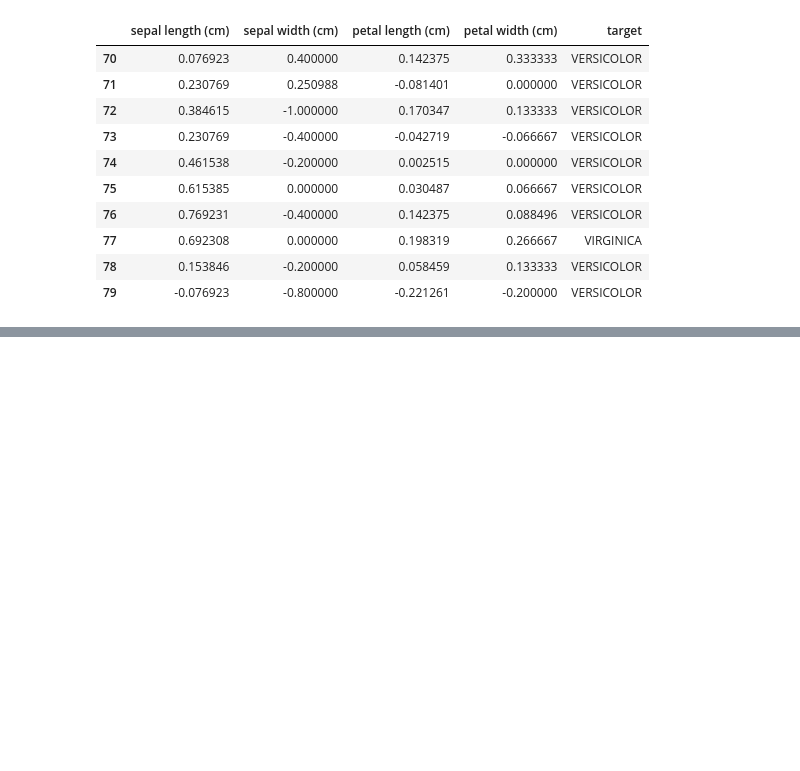
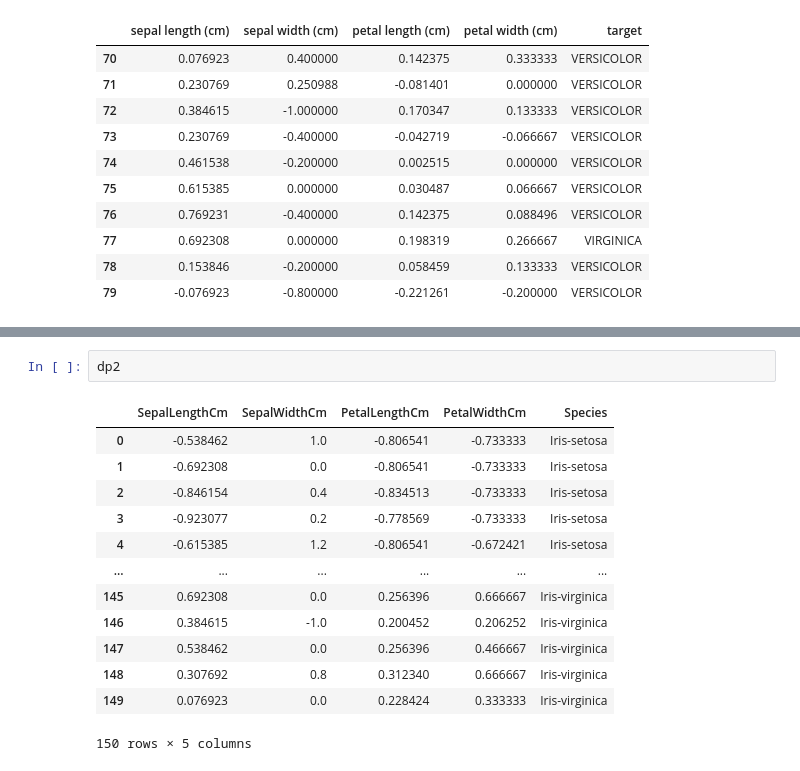
Before and after one commit to lokeshrbohara/AutoML, a Jupyter notebook: data-cleaner/notebooks/Experimental Results.ipynb, the cells around one changed output, grey strips where cells are left out. Saved outputs shown, nothing was run; the diff lists cells and outputs as text; blank space fills up the shorter version.

```diff
--- a/data-cleaner/notebooks/Experimental Results.ipynb
+++ b/data-cleaner/notebooks/Experimental Results.ipynb
@@ -356,0 +395,16 @@ d4[70:80]
+# %%
+dp2
+# %% [output]
+|  | SepalLengthCm | SepalWidthCm | PetalLengthCm | PetalWidthCm | Species |
+| 0 | -0.538462 | 1.0 | -0.806541 | -0.733333 | Iris-setosa |
+| 1 | -0.692308 | 0.0 | -0.806541 | -0.733333 | Iris-setosa |
+| 2 | -0.846154 | 0.4 | -0.834513 | -0.733333 | Iris-setosa |
+| 3 | -0.923077 | 0.2 | -0.778569 | -0.733333 | Iris-setosa |
+| 4 | -0.615385 | 1.2 | -0.806541 | -0.672421 | Iris-setosa |
+| ... | ... | ... | ... | ... | ... |
+| 145 | 0.692308 | 0.0 | 0.256396 | 0.666667 | Iris-virginica |
+| 146 | 0.384615 | -1.0 | 0.200452 | 0.206252 | Iris-virginica |
+| 147 | 0.538462 | 0.0 | 0.256396 | 0.466667 | Iris-virginica |
+| 148 | 0.307692 | 0.8 | 0.312340 | 0.666667 | Iris-virginica |
+| 149 | 0.076923 | 0.0 | 0.228424 | 0.333333 | Iris-virginica |
+150 rows × 5 columns
```
Also changed, not shown: parts of 6 cells of this notebook, 12 other files.
